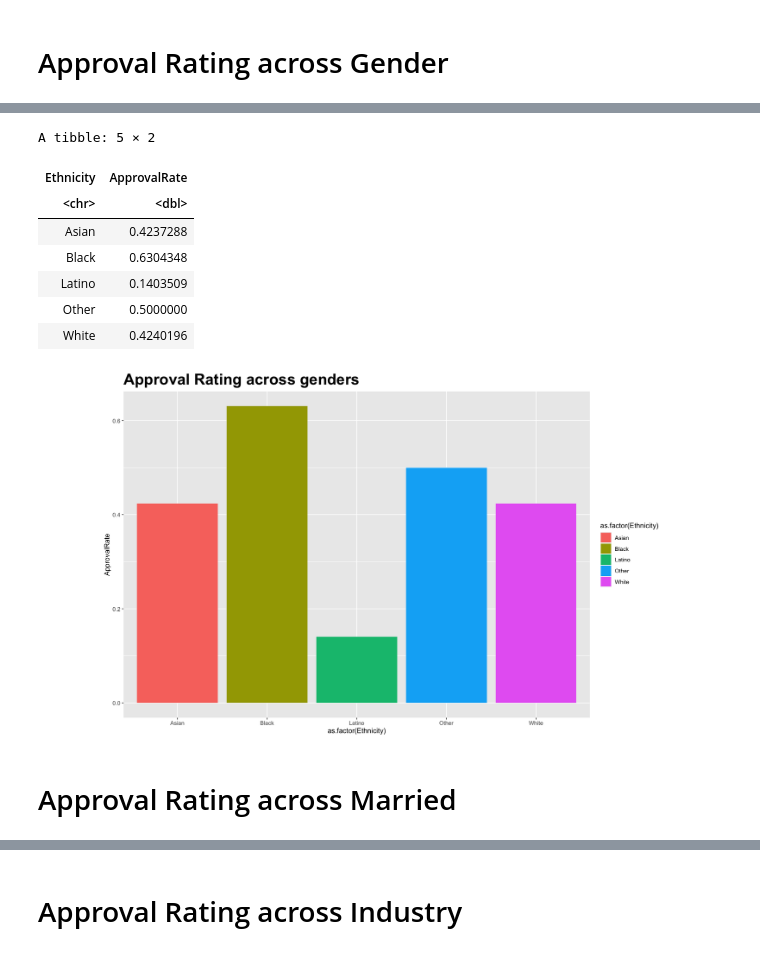
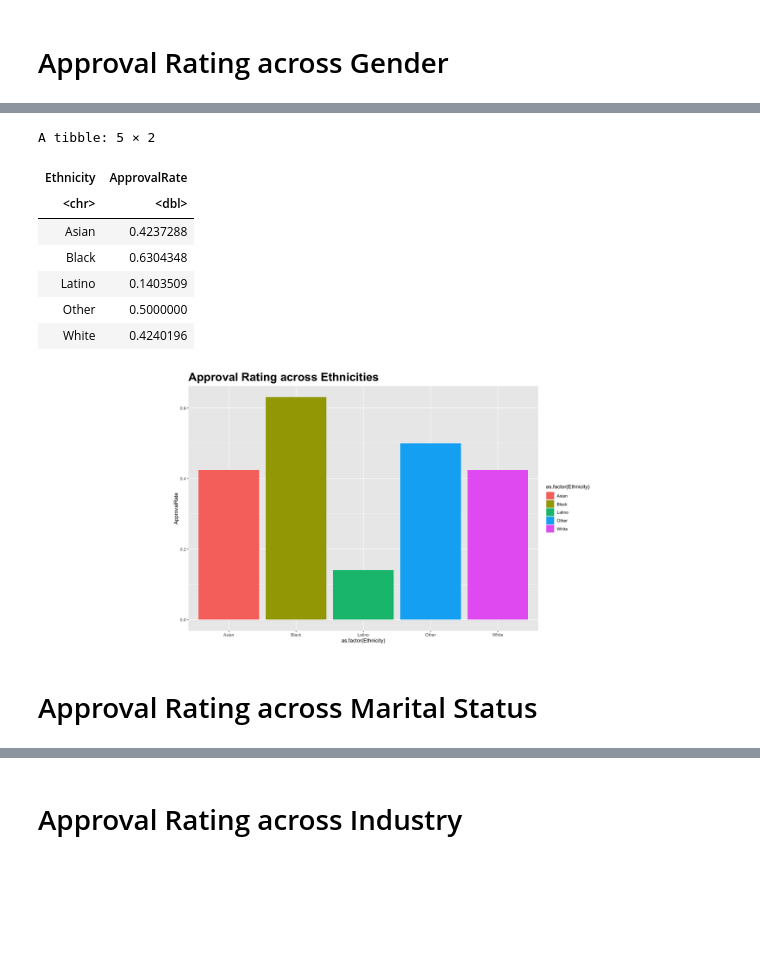
Before and after one commit to Xiaojie-Yu777/Credit-Approval-Analysis-and-Prediction, a Jupyter notebook: Code/Credit Default Analysis.ipynb, the cells around one changed output, grey strips where cells are left out. Cells and saved outputs as stored; diff of their text form; code cells hidden in the pictures; blank space fills up the shorter version.

```diff
--- a/Code/Credit Default Analysis.ipynb
+++ b/Code/Credit Default Analysis.ipynb
@@ -153,22 +158,22 @@ A tibble: 2 × 2
 # %%
 gender_appr <- approval_ds %>% group_by(Ethnicity) %>% summarize(ApprovalRate = mean(Approved))
 
 head(gender_appr)
 
 ggplot(gender_appr, aes(x=as.factor(Ethnicity), y=ApprovalRate, fill= as.factor(Ethnicity)))+ geom_bar(stat = "identity")+
-ggtitle("Approval Rating across genders ") + theme(plot.title = element_text(size = 24, face = "bold"),aspect.ratio = .7)
+ggtitle("Approval Rating across Ethnicities ") + theme(plot.title = element_text(size = 24, face = "bold"),aspect.ratio = .7)
 # %% [output]
 A tibble: 5 × 2
 | Ethnicity | ApprovalRate |
 | <chr> | <dbl> |
 | Asian | 0.4237288 |
 | Black | 0.6304348 |
 | Latino | 0.1403509 |
 | Other | 0.5000000 |
 | White | 0.4240196 |
-[figure, old version]
+[figure, new version]
 # %% [markdown]
-# Approval Rating across Married
+# Approval Rating across Marital Status
 # %%
 gender_appr <- approval_ds %>% group_by(Married) %>% summarize(ApprovalRate = mean(Approved))
 
```
Also changed, not shown: parts of 57 cells of this notebook.
